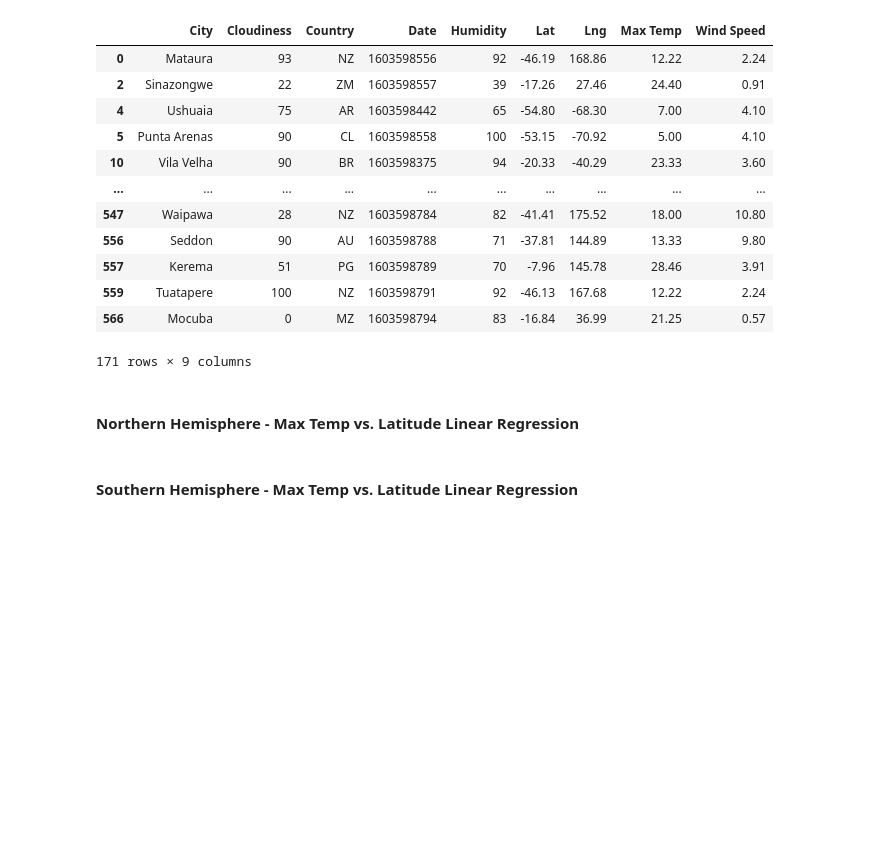
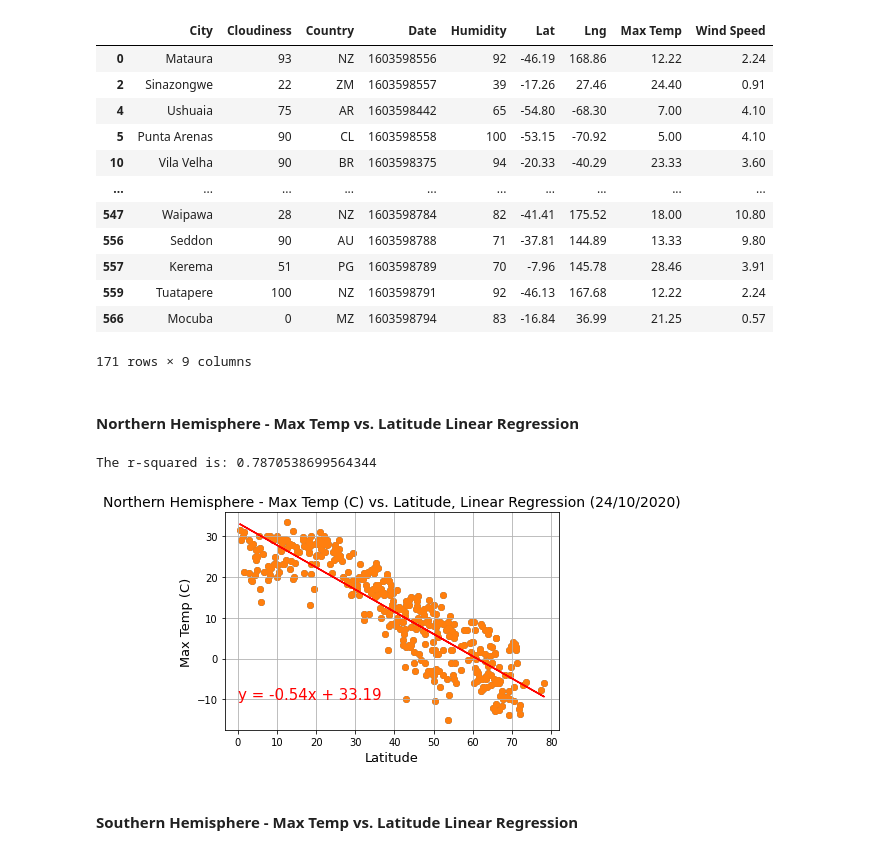
Before and after one commit to trezeget-1/Equator-Weather-Research, a Jupyter notebook: Instructions/starter_code/WeatherPy.ipynb, the cells around one changed output. Drawn from its saved outputs; the diff is of its cells as text; code cells hidden in the pictures; blank space fills up the shorter version.

Commit message:
I added two linear regressions

```diff
--- a/Instructions/starter_code/WeatherPy.ipynb
+++ b/Instructions/starter_code/WeatherPy.ipynb
@@ -328,5 +320,36 @@ southern_hemisphere_cities
 171 rows × 9 columns
 # %% [markdown]
 ####  Northern Hemisphere - Max Temp vs. Latitude Linear Regression
+# %%
+from scipy.stats import linregress
+import numpy as np
+from sklearn import datasets
+
+plt.scatter(northern_hemisphere_cities["Lat"],northern_hemisphere_cities["Max Temp"])
+plt.title("Northern Hemisphere - Max Temp (C) vs. Latitude, Linear Regression (24/10/2020)", fontsize=14)
+plt.xlabel("Latitude", fontsize=13)
+plt.ylabel("Max Temp (C)", fontsize=13)
+plt.grid()
+plt.savefig(os.path.join(path,r"Northern Hemisphere - Max Temp vs. Latitude Linear Regression.png"))
+
+x_values=northern_hemisphere_cities["Lat"]
+y_values=northern_hemisphere_cities["Max Temp"]
+
+(slope, intercept, rvalue, pvalue, stderr) = linregress(x_values, y_values)
+regress_values = x_values * slope + intercept
+line_eq = "y = " + str(round(slope,2)) + "x + " + str(round(intercept,2))
+
+# Linear Regression Plot
+
+plt.scatter(x_values,y_values)
+plt.plot(x_values,regress_values,"r-")
+plt.annotate(line_eq,(0,-10),fontsize=15,color="red")
+
+print(f"The r-squared is: {rvalue**2}")
+
+plt.show()
+# %% [output]
+The r-squared is: 0.7870538699564344
+[figure, added]
 # %% [markdown]
 ####  Southern Hemisphere - Max Temp vs. Latitude Linear Regression
```
Also changed, not shown: parts of 7 cells of this notebook, 6 other files.
